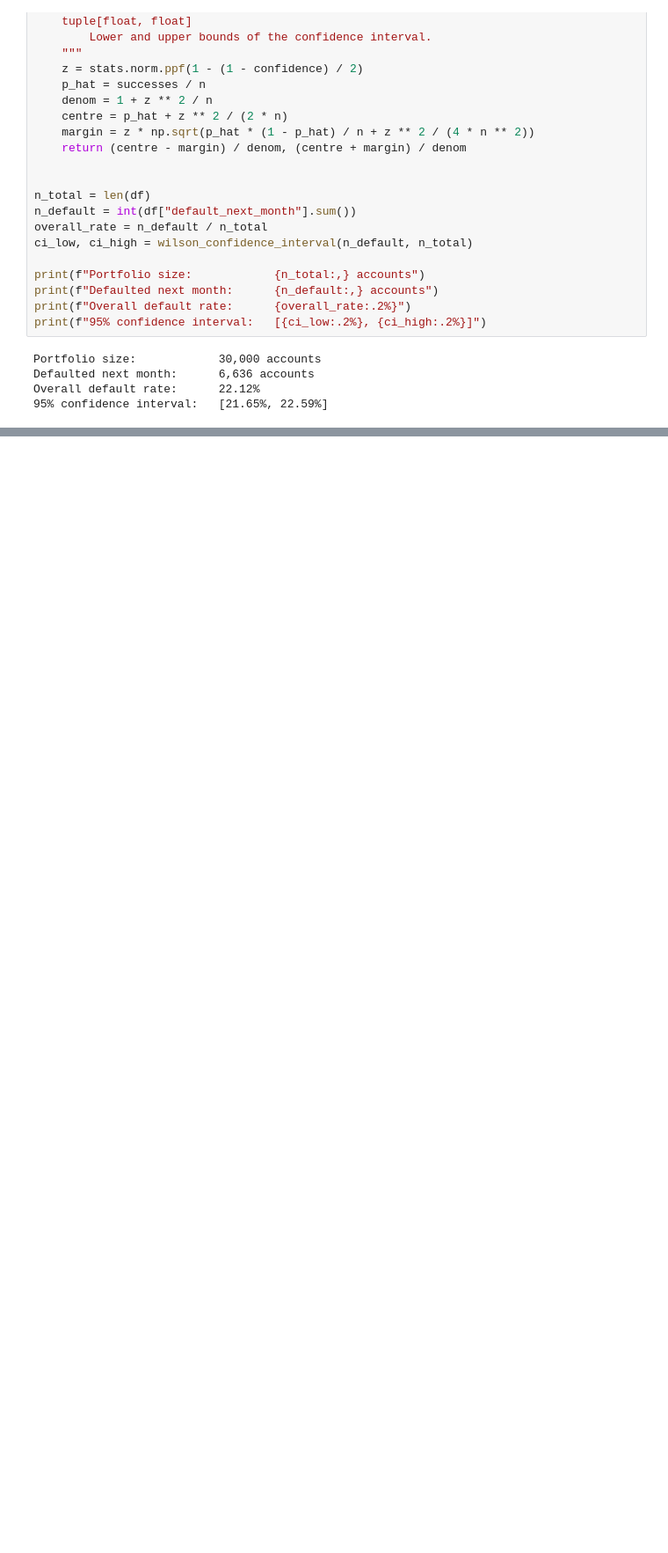
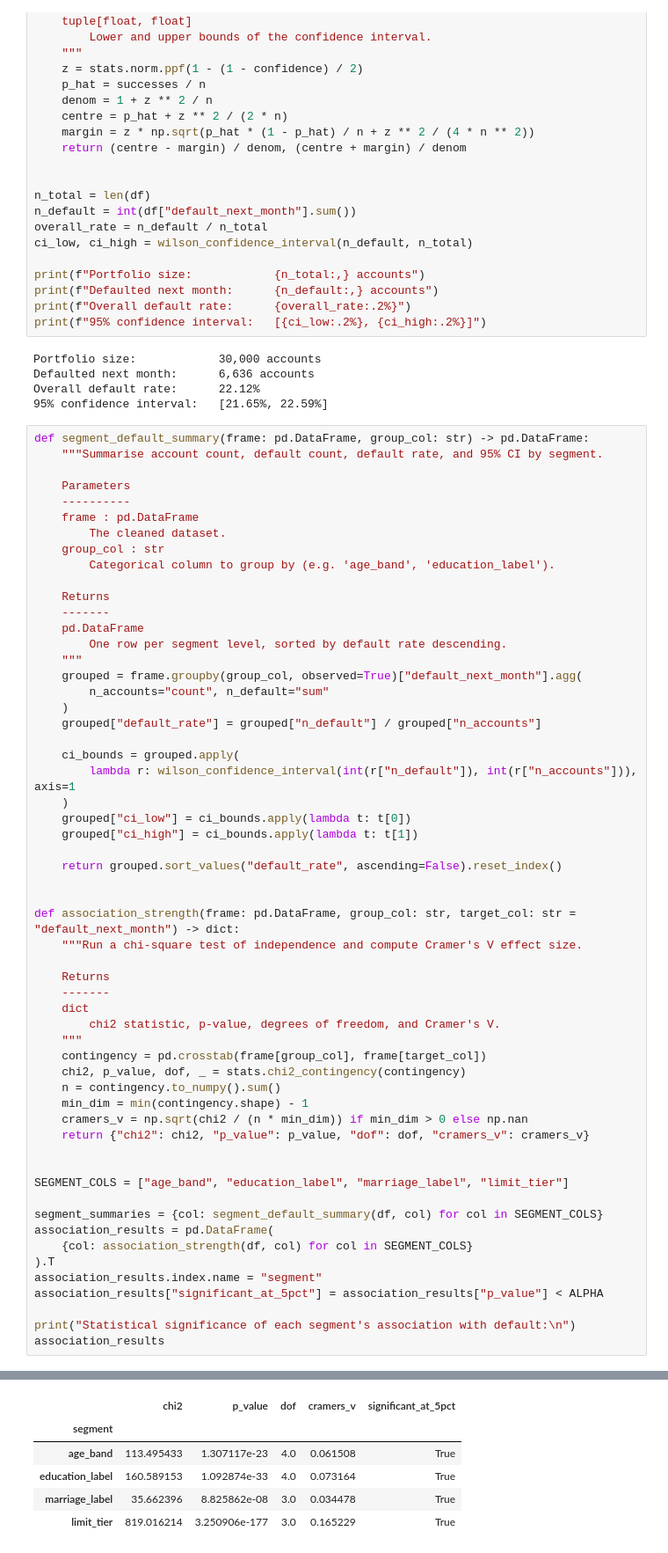
Before and after one commit to Dewmi2004/NovaX--Group-project-of-Python-for-DS-AI, a Jupyter notebook: NovaX.ipynb, the cells around one changed output, grey strips where cells are left out. Shown at 88% size. Saved outputs shown, nothing was run; the diff lists cells and outputs as text; blank space fills up the shorter version.

```diff
--- a/NovaX.ipynb
+++ b/NovaX.ipynb
@@ -673,3 +673,61 @@ Portfolio size:            30,000 accounts
 Defaulted next month:      6,636 accounts
 Overall default rate:      22.12%
 95% confidence interval:   [21.65%, 22.59%]
+# %%
+def segment_default_summary(frame: pd.DataFrame, group_col: str) -> pd.DataFrame:
+    """Summarise account count, default count, default rate, and 95% CI by segment.
+
+    Parameters
+    ----------
+    frame : pd.DataFrame
+        The cleaned dataset.
+    group_col : str
+        Categorical column to group by (e.g. 'age_band', 'education_label').
+
+    Returns
+    -------
+    pd.DataFrame
+        One row per segment level, sorted by default rate descending.
+    """
+    grouped = frame.groupby(group_col, observed=True)["default_next_month"].agg(
+        n_accounts="count", n_default="sum"
+    )
+    grouped["default_rate"] = grouped["n_default"] / grouped["n_accounts"]
+
+    ci_bounds = grouped.apply(
+        lambda r: wilson_confidence_interval(int(r["n_default"]), int(r["n_accounts"])), axis=1
+    )
+    grouped["ci_low"] = ci_bounds.apply(lambda t: t[0])
+    grouped["ci_high"] = ci_bounds.apply(lambda t: t[1])
+
+    return grouped.sort_values("default_rate", ascending=False).reset_index()
+
+
+def association_strength(frame: pd.DataFrame, group_col: str, target_col: str = "default_next_month") -> dict:
+    """Run a chi-square test of independence and compute Cramer's V effect size.
+
+    Returns
+    -------
+    dict
+        chi2 statistic, p-value, degrees of freedom, and Cramer's V.
+    """
+    contingency = pd.crosstab(frame[group_col], frame[target_col])
+    chi2, p_value, dof, _ = stats.chi2_contingency(contingency)
+    n = contingency.to_numpy().sum()
+    min_dim = min(contingency.shape) - 1
+    cramers_v = np.sqrt(chi2 / (n * min_dim)) if min_dim > 0 else np.nan
+    return {"chi2": chi2, "p_value": p_value, "dof": dof, "cramers_v": cramers_v}
+
+
+SEGMENT_COLS = ["age_band", "education_label", "marriage_label", "limit_tier"]
+
+segment_summaries = {col: segment_default_summary(df, col) for col in SEGMENT_COLS}
+association_results = pd.DataFrame(
+    {col: association_strength(df, col) for col in SEGMENT_COLS}
+).T
+association_results.index.name = "segment"
+association_results["significant_at_5pct"] = association_results["p_value"] < ALPHA
+
+print("Statistical significance of each segment's association with default:\n")
+association_results
+# %% [output]
@@ -675,0 +735,6 @@ Overall default rate:      22.12%
+|  | chi2 | p_value | dof | cramers_v | significant_at_5pct |
+| segment |  |  |  |  |  |
+| age_band | 113.495433 | 1.307117e-23 | 4.0 | 0.061508 | True |
+| education_label | 160.589153 | 1.092874e-33 | 4.0 | 0.073164 | True |
+| marriage_label | 35.662396 | 8.825862e-08 | 3.0 | 0.034478 | True |
+| limit_tier | 819.016214 | 3.250906e-177 | 3.0 | 0.165229 | True |
```
Also changed, not shown: parts of 5 cells of this notebook.
